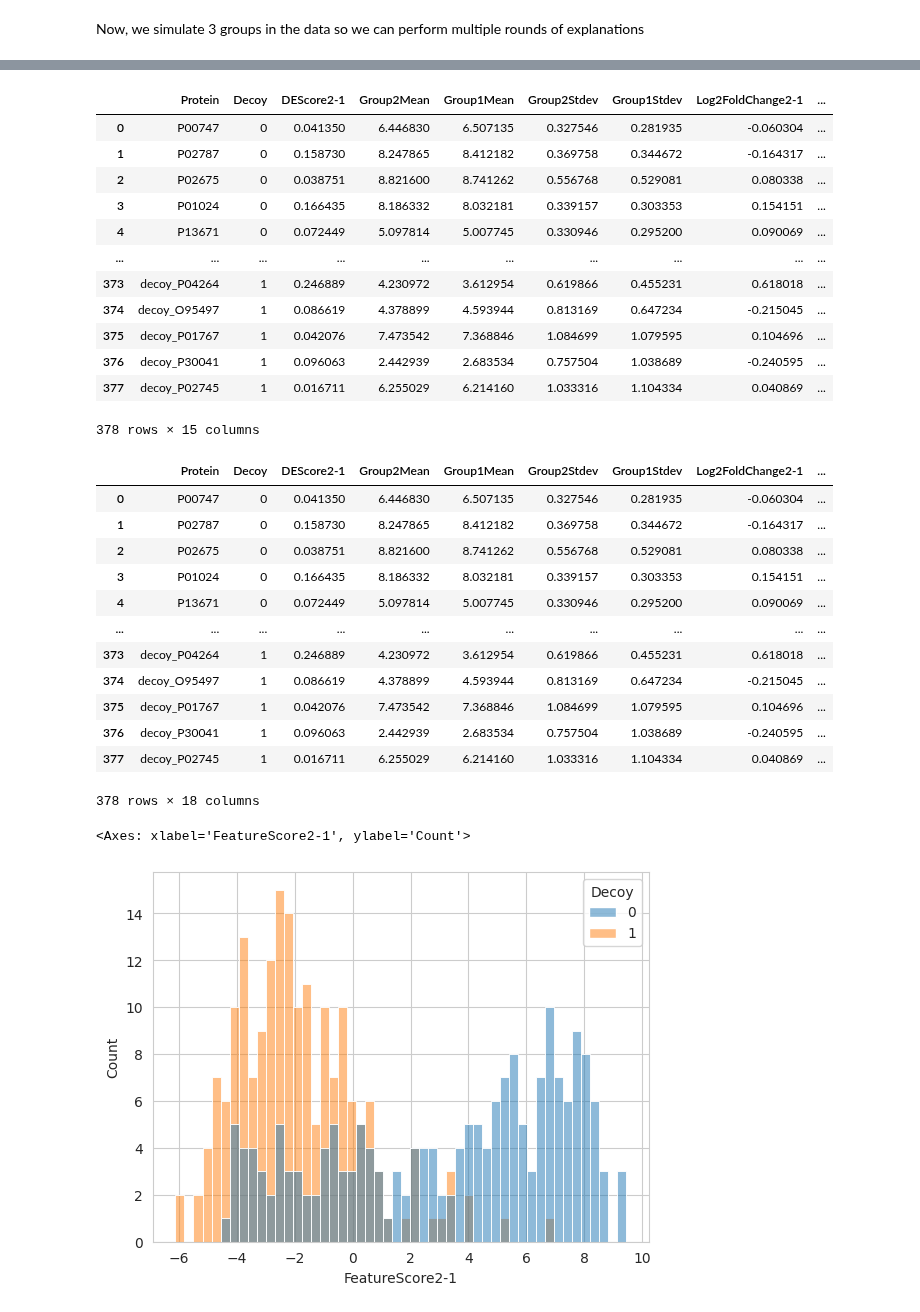
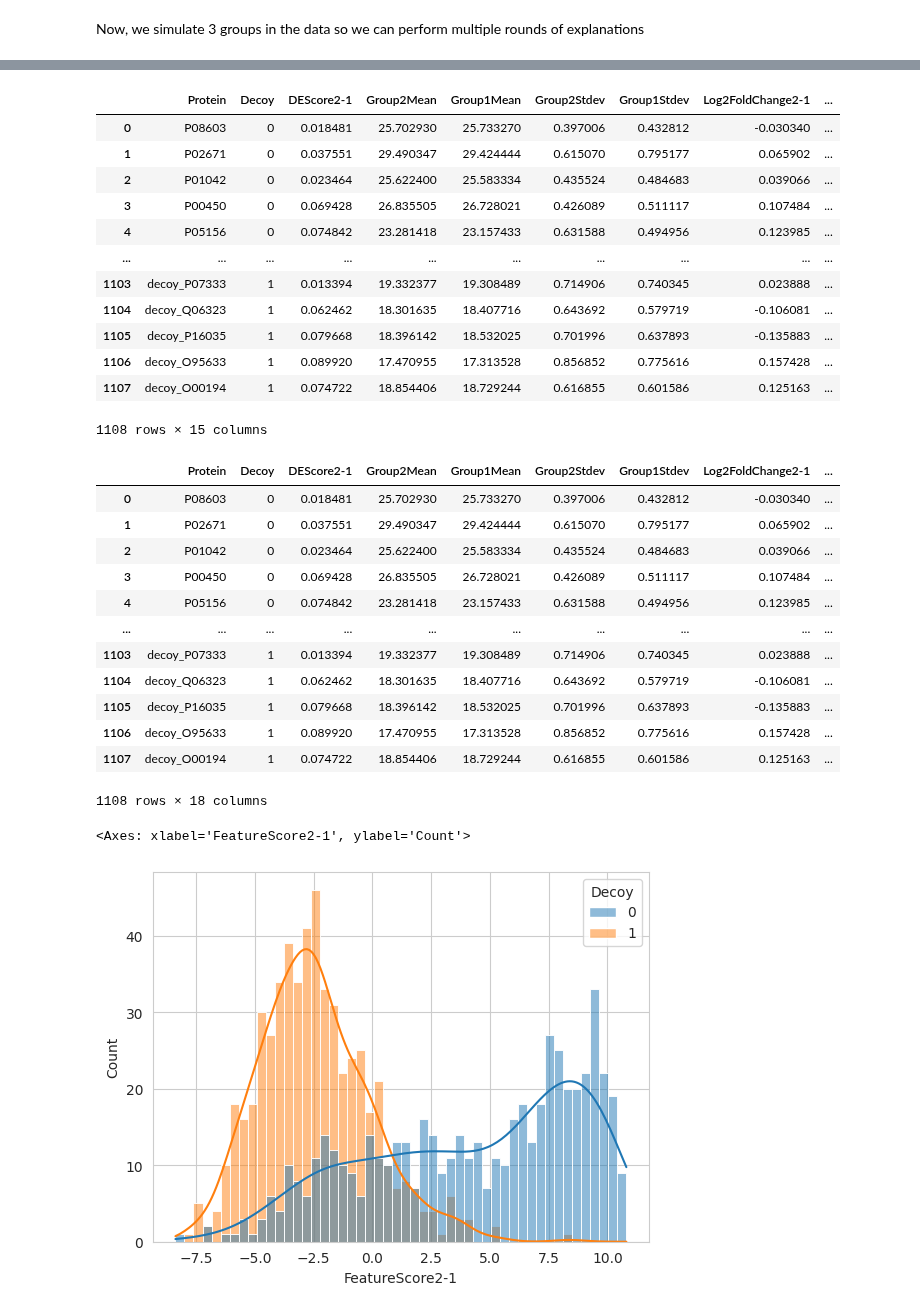
Before and after one commit to InfectionMedicineProteomics/DPKS, a Jupyter notebook: notebooks/fdr.ipynb, the cells around one changed output, grey strips where cells are left out. Cells and saved outputs as stored; diff of their text form; code cells hidden in the pictures.

```diff
--- a/notebooks/fdr.ipynb
+++ b/notebooks/fdr.ipynb
@@ -13,8 +13,8 @@ import pandas as pd
 import numpy as np
 # %%
 design_matrix = pd.read_csv(
-    #"../tests/input_files/design_sepsis.tsv",
-    "/home/aaron/projects/dpks/notebooks/ml_api/covid_design_matrix.tsv",
+    "../tests/input_files/design_sepsis.tsv",
+    #"/home/aaron/projects/dpks/notebooks/ml_api/covid_design_matrix.tsv",
     sep="\t"
 )
 # %%
@@ -36,16 +36,15 @@ group
 Name: count, dtype: int64
 # %%
 qm = QuantMatrix(
-    quantification_file="/home/aaron/projects/dpks/notebooks/ml_api/quantified_proteins.tsv", #../tests/input_files/data_sepsis.tsv",
+    quantification_file="../tests/input_files/data_sepsis.tsv",
     design_matrix_file=design_matrix
-)#.impute(method="uniform_percentile", percentile=0.1)
-# ).filter().normalize(
-#         method="mean",
-#         use_rt_sliding_window_filter=True,
-#         rt_unit="second",
-#         stride=5,
-#         minimum_data_points=200,
-#     ).quantify(method="maxlfq", top_n=5)
+).filter().normalize(
+        method="mean",
+        use_rt_sliding_window_filter=True,
+        rt_unit="second",
+        stride=5,
+        minimum_data_points=200,
+    ).quantify(method="maxlfq", top_n=5).impute(method="neighborhood")
 # %%
 qm.to_df()
 # %% [output]
@@ -161,18 +160,18 @@ sns.scatterplot(
 qm_decoys_added.row_annotations
 # %% [output]
 |  | Protein | Decoy | DEScore2-1 | Group2Mean | Group1Mean | Group2Stdev | Group1Stdev | Log2FoldChange2-1 | ... |
-| 0 | P00747 | 0 | 0.041350 | 6.446830 | 6.507135 | 0.327546 | 0.281935 | -0.060304 | ... |
-| 1 | P02787 | 0 | 0.158730 | 8.247865 | 8.412182 | 0.369758 | 0.344672 | -0.164317 | ... |
-| 2 | P02675 | 0 | 0.038751 | 8.821600 | 8.741262 | 0.556768 | 0.529081 | 0.080338 | ... |
-| 3 | P01024 | 0 | 0.166435 | 8.186332 | 8.032181 | 0.339157 | 0.303353 | 0.154151 | ... |
-| 4 | P13671 | 0 | 0.072449 | 5.097814 | 5.007745 | 0.330946 | 0.295200 | 0.090069 | ... |
+| 0 | P08603 | 0 | 0.018481 | 25.702930 | 25.733270 | 0.397006 | 0.432812 | -0.030340 | ... |
+| 1 | P02671 | 0 | 0.037551 | 29.490347 | 29.424444 | 0.615070 | 0.795177 | 0.065902 | ... |
+| 2 | P01042 | 0 | 0.023464 | 25.622400 | 25.583334 | 0.435524 | 0.484683 | 0.039066 | ... |
+| 3 | P00450 | 0 | 0.069428 | 26.835505 | 26.728021 | 0.426089 | 0.511117 | 0.107484 | ... |
+| 4 | P05156 | 0 | 0.074842 | 23.281418 | 23.157433 | 0.631588 | 0.494956 | 0.123985 | ... |
 | ... | ... | ... | ... | ... | ... | ... | ... | ... | ... |
-| 373 | decoy_P04264 | 1 | 0.246889 | 4.230972 | 3.612954 | 0.619866 | 0.455231 | 0.618018 | ... |
-| 374 | decoy_O95497 | 1 | 0.086619 | 4.378899 | 4.593944 | 0.813169 | 0.647234 | -0.215045 | ... |
-| 375 | decoy_P01767 | 1 | 0.042076 | 7.473542 | 7.368846 | 1.084699 | 1.079595 | 0.104696 | ... |
-| 376 | decoy_P30041 | 1 | 0.096063 | 2.442939 | 2.683534 | 0.757504 | 1.038689 | -0.240595 | ... |
-| 377 | decoy_P02745 | 1 | 0.016711 | 6.255029 | 6.214160 | 1.033316 | 1.104334 | 0.040869 | ... |
+| 1103 | decoy_P07333 | 1 | 0.013394 | 19.332377 | 19.308489 | 0.714906 | 0.740345 | 0.023888 | ... |
+| 1104 | decoy_Q06323 | 1 | 0.062462 | 18.301635 | 18.407716 | 0.643692 | 0.579719 | -0.106081 | ... |
+| 1105 | decoy_P16035 | 1 | 0.079668 | 18.396142 | 18.532025 | 0.701996 | 0.637893 | -0.135883 | ... |
+| 1106 | decoy_O95633 | 1 | 0.089920 | 17.470955 | 17.313528 | 0.856852 | 0.775616 | 0.157428 | ... |
+| 1107 | decoy_O00194 | 1 | 0.074722 | 18.854406 | 18.729244 | 0.616855 | 0.601586 | 0.125163 | ... |
-378 rows × 15 columns
+1108 rows × 15 columns
 # %%
 qm_decoys_added = qm_decoys_added.evaluate(
     comparisons=[(2, 1)],
@@ -184,28 +183,29 @@ qm_decoys_added = qm_decoys_added.annotate()
 qm_decoys_added.row_annotations
 # %% [output]
 |  | Protein | Decoy | DEScore2-1 | Group2Mean | Group1Mean | Group2Stdev | Group1Stdev | Log2FoldChange2-1 | ... |
-| 0 | P00747 | 0 | 0.041350 | 6.446830 | 6.507135 | 0.327546 | 0.281935 | -0.060304 | ... |
-| 1 | P02787 | 0 | 0.158730 | 8.247865 | 8.412182 | 0.369758 | 0.344672 | -0.164317 | ... |
-| 2 | P02675 | 0 | 0.038751 | 8.821600 | 8.741262 | 0.556768 | 0.529081 | 0.080338 | ... |
-| 3 | P01024 | 0 | 0.166435 | 8.186332 | 8.032181 | 0.339157 | 0.303353 | 0.154151 | ... |
-| 4 | P13671 | 0 | 0.072449 | 5.097814 | 5.007745 | 0.330946 | 0.295200 | 0.090069 | ... |
+| 0 | P08603 | 0 | 0.018481 | 25.702930 | 25.733270 | 0.397006 | 0.432812 | -0.030340 | ... |
+| 1 | P02671 | 0 | 0.037551 | 29.490347 | 29.424444 | 0.615070 | 0.795177 | 0.065902 | ... |
+| 2 | P01042 | 0 | 0.023464 | 25.622400 | 25.583334 | 0.435524 | 0.484683 | 0.039066 | ... |
+| 3 | P00450 | 0 | 0.069428 | 26.835505 | 26.728021 | 0.426089 | 0.511117 | 0.107484 | ... |
+| 4 | P05156 | 0 | 0.074842 | 23.281418 | 23.157433 | 0.631588 | 0.494956 | 0.123985 | ... |
 | ... | ... | ... | ... | ... | ... | ... | ... | ... | ... |
-| 373 | decoy_P04264 | 1 | 0.246889 | 4.230972 | 3.612954 | 0.619866 | 0.455231 | 0.618018 | ... |
-| 374 | decoy_O95497 | 1 | 0.086619 | 4.378899 | 4.593944 | 0.813169 | 0.647234 | -0.215045 | ... |
-| 375 | decoy_P01767 | 1 | 0.042076 | 7.473542 | 7.368846 | 1.084699 | 1.079595 | 0.104696 | ... |
-| 376 | decoy_P30041 | 1 | 0.096063 | 2.442939 | 2.683534 | 0.757504 | 1.038689 | -0.240595 | ... |
-| 377 | decoy_P02745 | 1 | 0.016711 | 6.255029 | 6.214160 | 1.033316 | 1.104334 | 0.040869 | ... |
+| 1103 | decoy_P07333 | 1 | 0.013394 | 19.332377 | 19.308489 | 0.714906 | 0.740345 | 0.023888 | ... |
+| 1104 | decoy_Q06323 | 1 | 0.062462 | 18.301635 | 18.407716 | 0.643692 | 0.579719 | -0.106081 | ... |
+| 1105 | decoy_P16035 | 1 | 0.079668 | 18.396142 | 18.532025 | 0.701996 | 0.637893 | -0.135883 | ... |
+| 1106 | decoy_O95633 | 1 | 0.089920 | 17.470955 | 17.313528 | 0.856852 | 0.775616 | 0.157428 | ... |
+| 1107 | decoy_O00194 | 1 | 0.074722 | 18.854406 | 18.729244 | 0.616855 | 0.601586 | 0.125163 | ... |
-378 rows × 18 columns
+1108 rows × 18 columns
 # %%
 sns.histplot(
     data=qm_decoys_added.row_annotations,
     x="FeatureScore2-1",
     hue="Decoy",
-    bins=50
+    bins=50,
+    kde=True
 )
 # %% [output]
 <Axes: xlabel='FeatureScore2-1', ylabel='Count'>
-[figure, old version]
+[figure, new version]
 # %%
 qm_decoys_added.row_annotations[qm_decoys_added.row_annotations['FeatureQValue2-1'] < 0.01]
 # %% [output]
```
Also changed, not shown: parts of 9 cells of this notebook, 3 other files.
